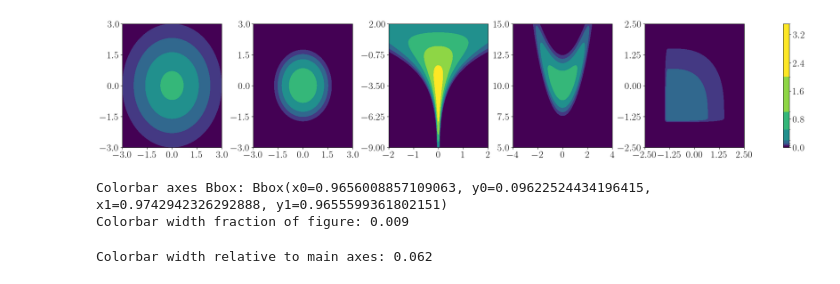
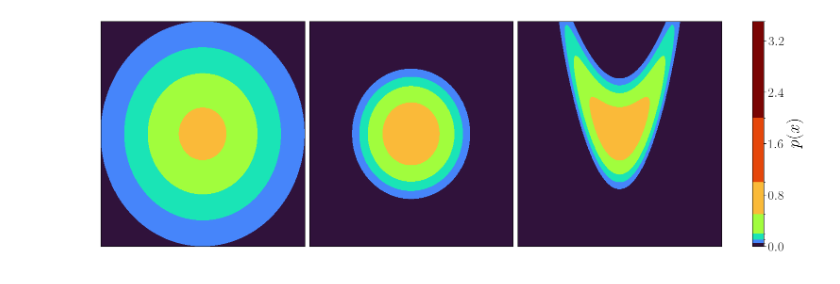
Before and after one commit to congyewang/Harnessing-the-Power-of-Reinforcement-Learning-for-Adaptive-MCMC, a Jupyter notebook: experiments/colour_bar/target_plot.ipynb, the cells around one changed output. Saved outputs shown, nothing was run; the diff lists cells and outputs as text; code cells hidden in the pictures.

```diff
--- a/experiments/colour_bar/target_plot.ipynb
+++ b/experiments/colour_bar/target_plot.ipynb
@@ -44,18 +42,11 @@ def target_plot_2d(
     *,
     norm,
     levels: np.ndarray,
-    cmap: str = "viridis",
-    show_ticks: bool = True,
+    cmap: str = "turbo",
+    show_ticks: bool = False,
     n_xticks: int = 5,
     n_yticks: int = 5,
 ):
-    """
-    ax:            接受外部传入的 Axes
-    show_ticks:    是否显示刻度
-    n_xticks:      x 轴打几个刻度
-    n_yticks:      y 轴打几个刻度
-    """
-    # 1) 网格
     x0, x1, nx = x_mesh_range
     y0, y1, ny = y_mesh_range
     mesh_x, mesh_y = np.meshgrid(
@@ -64,11 +55,9 @@ def target_plot_2d(
     )
     data = np.stack([mesh_x.ravel(), mesh_y.ravel()], axis=1)
 
-    # 2) 计算密度
     vals = np.exp([log_target_pdf(pt) for pt in data])
-    Z = vals.reshape(ny, nx)  # 注意 reshape 顺序：rows=ny, cols=nx
+    Z = vals.reshape(ny, nx)
 
-    # 3) 等高线填色
     cf = ax.contourf(
         mesh_x, mesh_y, Z,
         levels=levels,
@@ -77,7 +66,6 @@ def target_plot_2d(
         extend='neither'
     )
 
-    # 4) 坐标轴刻度
     if show_ticks:
         ax.set_xticks(np.linspace(x0, x1, n_xticks))
         ax.set_yticks(np.linspace(y0, y1, n_yticks))
@@ -86,83 +74,51 @@ def target_plot_2d(
         ax.set_xticks([])
         ax.set_yticks([])
 
-    ax.set_aspect('auto')  # 或 'equal' + adjustable='datalim'
+    ax.set_aspect('auto')
     return cf
 # %%
-import numpy as np
-import matplotlib.pyplot as plt
-from matplotlib.colors import BoundaryNorm
-from matplotlib.ticker import MaxNLocator
-
-# —— 1) 非均匀分段 & norm ——
 boundaries = np.array([0.00, 0.05, 0.10, 0.20, 0.50, 1.00, 2.00, 3.5])
-cmap = plt.cm.viridis
+cmap = plt.cm.turbo
 norm = BoundaryNorm(boundaries, ncolors=cmap.N, clip=True)
 
-# —— 2) 五个 log_pdf 函数 & 对应的网格范围 ——
 funcs = [
     target_laplace_1.log_target_pdf,
     target_laplace_2.log_target_pdf,
-    target_neals_funnel.log_target_pdf,
     target_banana.log_target_pdf,
-    target_skew_t.log_target_pdf,
 ]
 mesh_ranges = [
     ((-3, 3, 100), (-3, 3, 100)),
     ((-3, 3, 100), (-3, 3, 100)),
-    ((-2, 2, 100), (-9, 2, 100)),
     ((-4, 4, 100), (5, 15, 100)),
-    ((-2.5, 2.5, 100), (-2.5, 2.5, 100)),
 ]
 
-# —— 3) 建图 ——
 fig, axes = plt.subplots(
-    1, 5,
-    figsize=(20, 4),
-    subplot_kw={'aspect': 'auto'},   # ← 关键
+    1, 3,
+    figsize=(15, 5),
+    subplot_kw={'aspect': 'auto'},
     constrained_layout=True
 )
 
 for ax, f, (x_rng, y_rng) in zip(axes, funcs, mesh_ranges):
     target_plot_2d(
         ax,
         x_mesh_range=x_rng,
         y_mesh_range=y_rng,
         log_target_pdf=f,
         norm=norm,
         levels=boundaries,
         cmap=cmap,
     )
 
-# 共享 colorbar
 cbar = fig.colorbar(
     plt.cm.ScalarMappable(norm=norm, cmap=cmap),
     ax=axes,
     boundaries=boundaries,
     spacing='proportional',
     ticks=boundaries,
 )
-cbar.locator = MaxNLocator(nbins=5)  # 最多 5 个刻度
+cbar.set_label(r"$p(x)$")
+cbar.locator = MaxNLocator(nbins=5)
 plt.savefig("target_share_plot.pdf", bbox_inches='tight')
 # %% [output]
-[figure, old version]
+[figure, new version]
-# %%
-# 拿到 colorbar 的 Axes
-cbar_ax = cbar.ax
-
-# 查看它在 figure 坐标系中的位置：返回一个 Bbox(x0, y0, x1, y1)
-pos = cbar_ax.get_position()
-print("Colorbar axes Bbox:", pos)
-
-# 宽度 fraction 就是 pos.width
-print(f"Colorbar width fraction of figure: {pos.width:.3f}")
-# %% [output]
-Colorbar axes Bbox: Bbox(x0=0.9656008857109063, y0=0.09622524434196415, x1=0.9742942326292888, y1=0.9655599361802151)
-Colorbar width fraction of figure: 0.009
-# %%
-main_ax = axes[0]      # 或者你的热图 Axes 列表里的任意一个
-main_pos = main_ax.get_position()
-fraction_vs_main = pos.width / main_pos.width
-print(f"Colorbar width relative to main axes: {fraction_vs_main:.3f}")
-# %% [output]
-Colorbar width relative to main axes: 0.062
```
Also changed, not shown: parts of 2 cells of this notebook, 11 other files.
